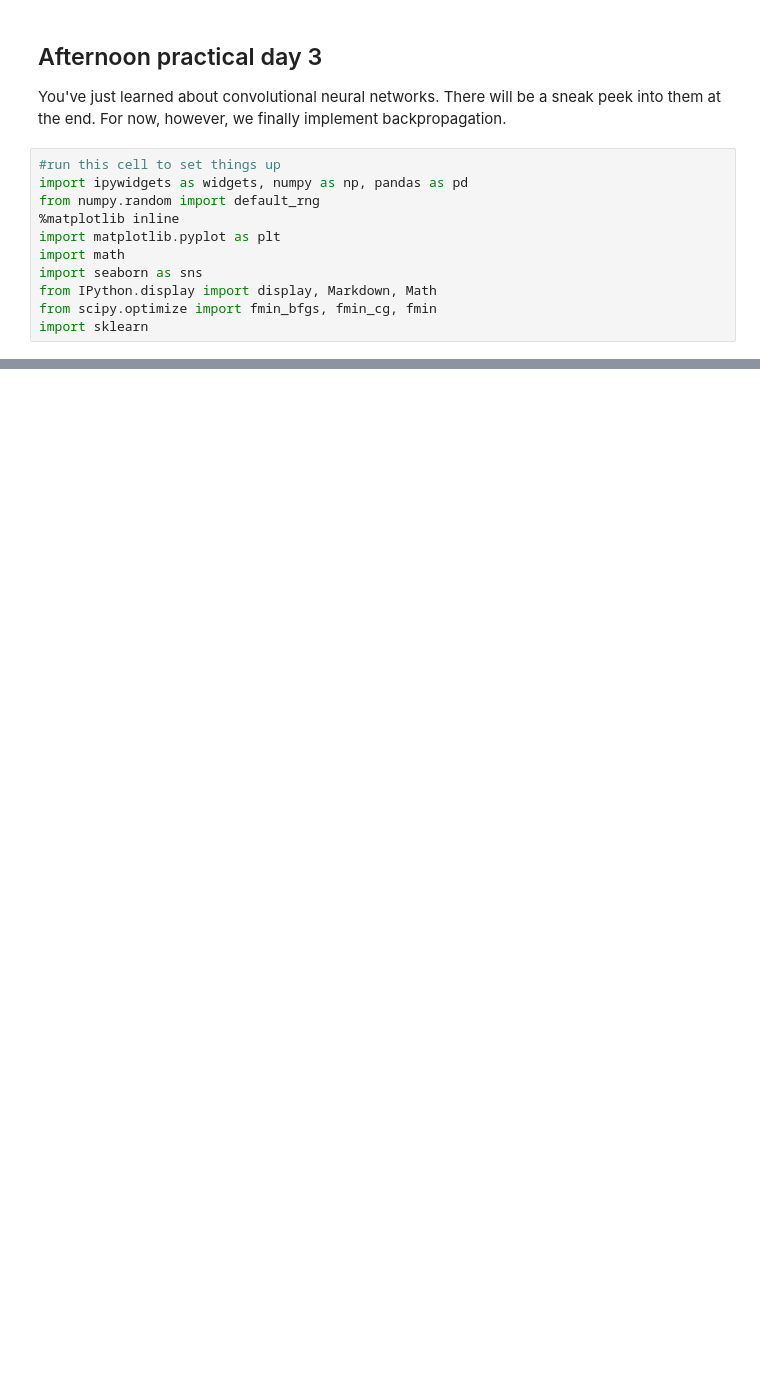
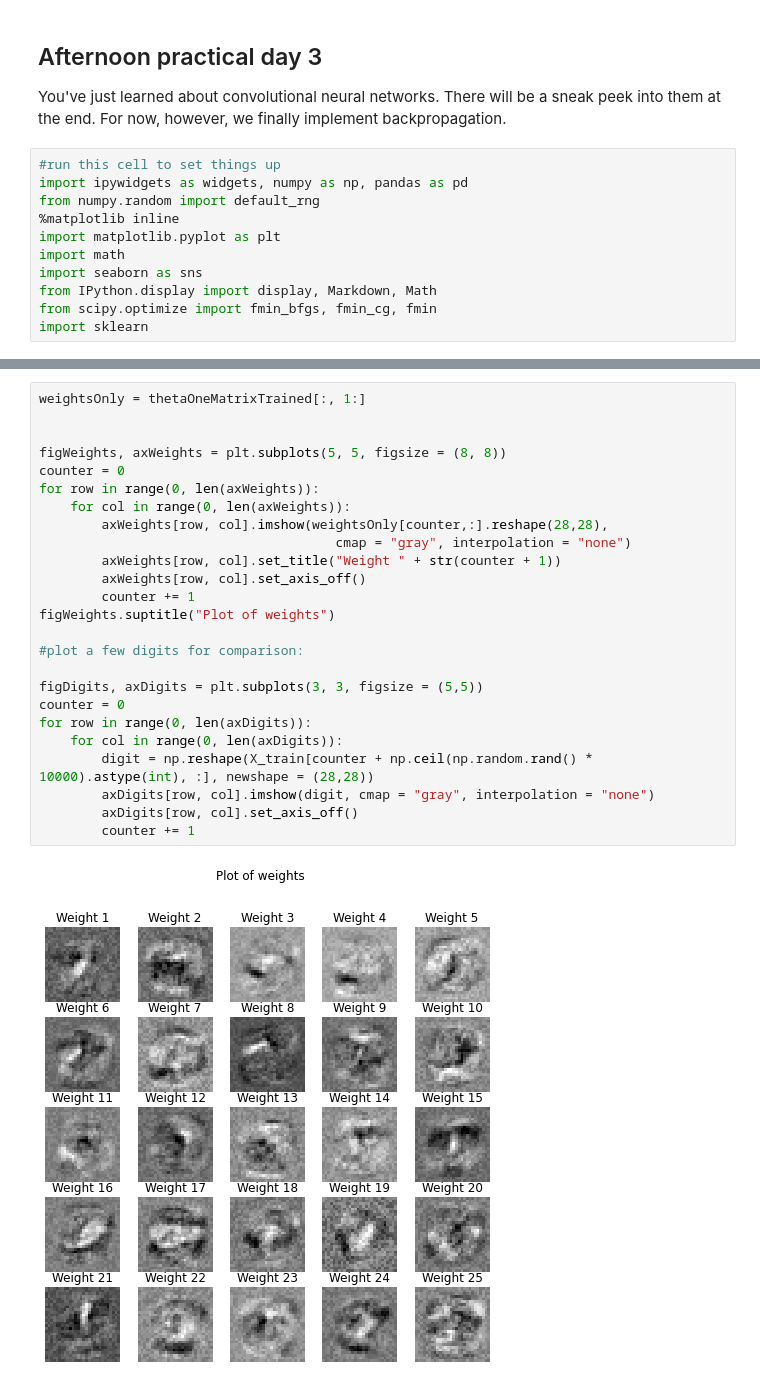
Before and after one commit to DieStok/Basic-Machine-Learning-for-Bioinformatics, a Jupyter notebook: Day3/Practical/PracticalMaterialDay3_AfternoonPractical_Answers.ipynb, the cells around one changed output, grey strips where cells are left out. Cells and saved outputs as stored; diff of their text form; blank space fills up the shorter version.

```diff
--- a/Day3/Practical/PracticalMaterialDay3_AfternoonPractical_Answers.ipynb
+++ b/Day3/Practical/PracticalMaterialDay3_AfternoonPractical_Answers.ipynb
@@ -210,0 +483,27 @@ delta^(3): [[ 0.50679905  0.47026724  0.48045209 ...  0.55061342  0.58567024
+# %%
+weightsOnly = thetaOneMatrixTrained[:, 1:]
+
+
+figWeights, axWeights = plt.subplots(5, 5, figsize = (8, 8))
+counter = 0
+for row in range(0, len(axWeights)):
+    for col in range(0, len(axWeights)):
+        axWeights[row, col].imshow(weightsOnly[counter,:].reshape(28,28),
+                                      cmap = "gray", interpolation = "none")
+        axWeights[row, col].set_title("Weight " + str(counter + 1))
+        axWeights[row, col].set_axis_off()
+        counter += 1
+figWeights.suptitle("Plot of weights")
+
+#plot a few digits for comparison:
+
+figDigits, axDigits = plt.subplots(3, 3, figsize = (5,5))
+counter = 0
+for row in range(0, len(axDigits)):
+    for col in range(0, len(axDigits)):
+        digit = np.reshape(X_train[counter + np.ceil(np.random.rand() * 10000).astype(int), :], newshape = (28,28))
+        axDigits[row, col].imshow(digit, cmap = "gray", interpolation = "none")
+        axDigits[row, col].set_axis_off()
+        counter += 1
+# %% [output]
+[figure, added]
```
Also changed, not shown: parts of 16 cells of this notebook, 4 other files.
